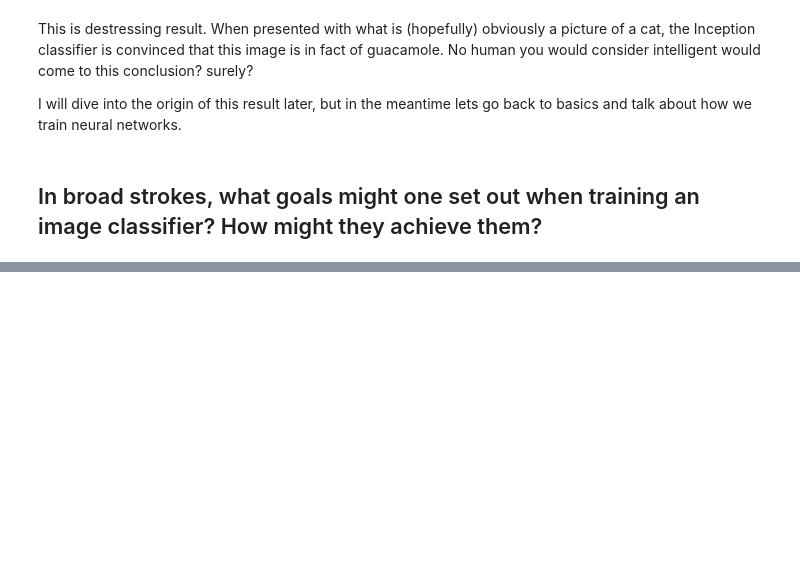
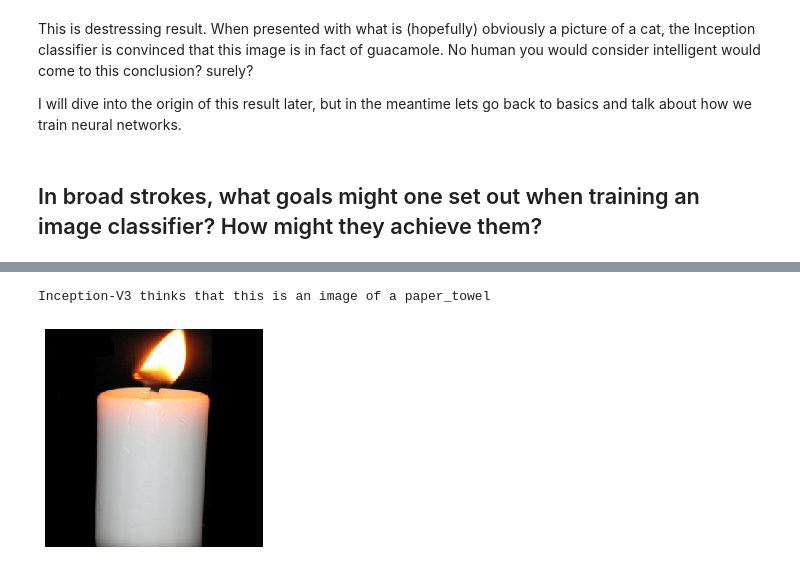
Before and after one commit to Tello-Wharton/deep-learning-coursework, a Jupyter notebook: Blogpost.ipynb, the cells around one changed output, grey strips where cells are left out. Drawn from its saved outputs; the diff is of its cells as text; code cells hidden in the pictures; blank space fills up the shorter version.

```diff
--- a/Blogpost.ipynb
+++ b/Blogpost.ipynb
@@ -30,0 +194,5 @@ It does seem sensible that when training an image classifier, the goal set out i
+# %%
+inception_thinks(3)
+# %% [output]
+Inception-V3 thinks that this is an image of a paper_towel
+[figure, added]
```
Also changed, not shown: parts of 17 cells of this notebook, 10 other files.
